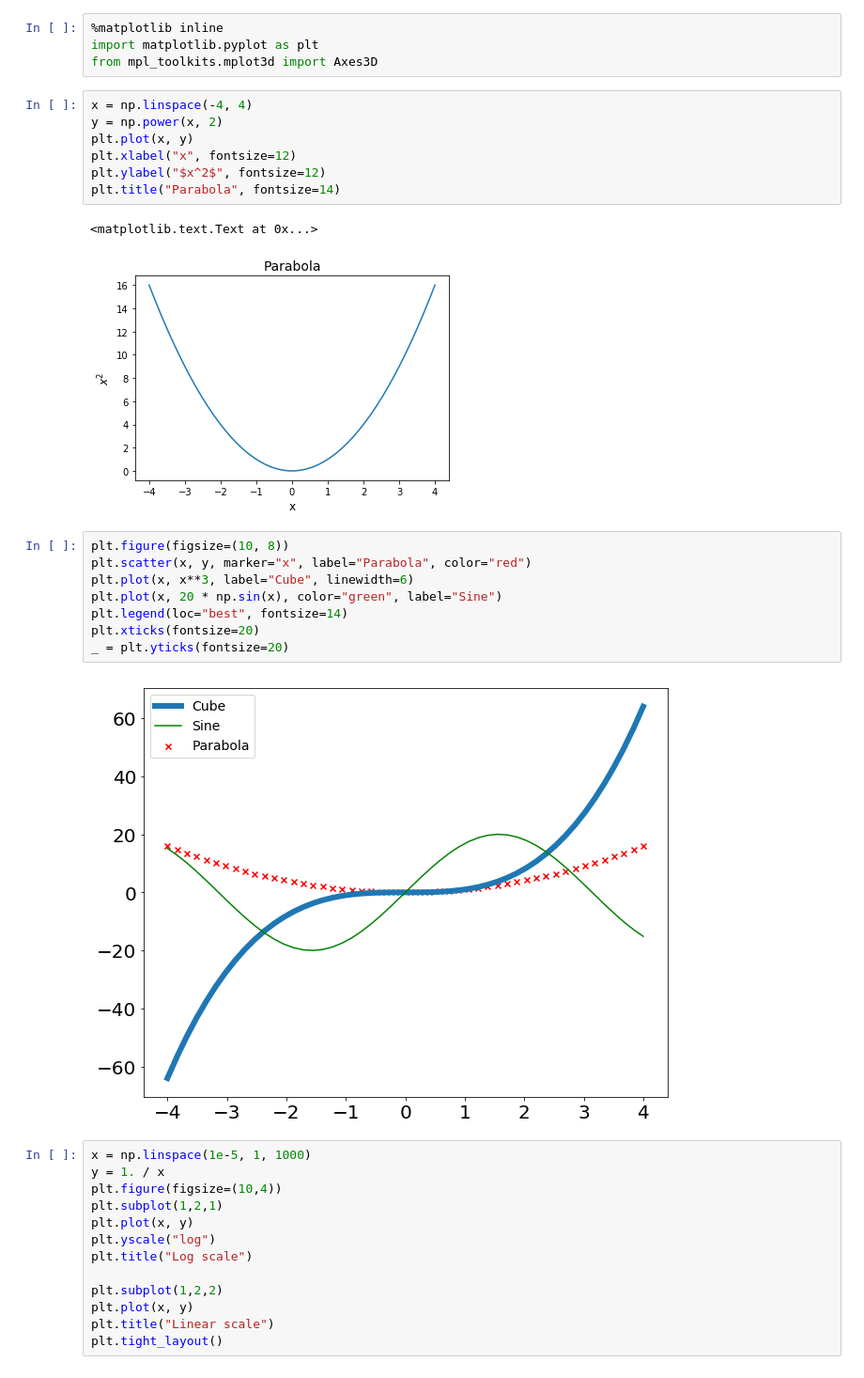
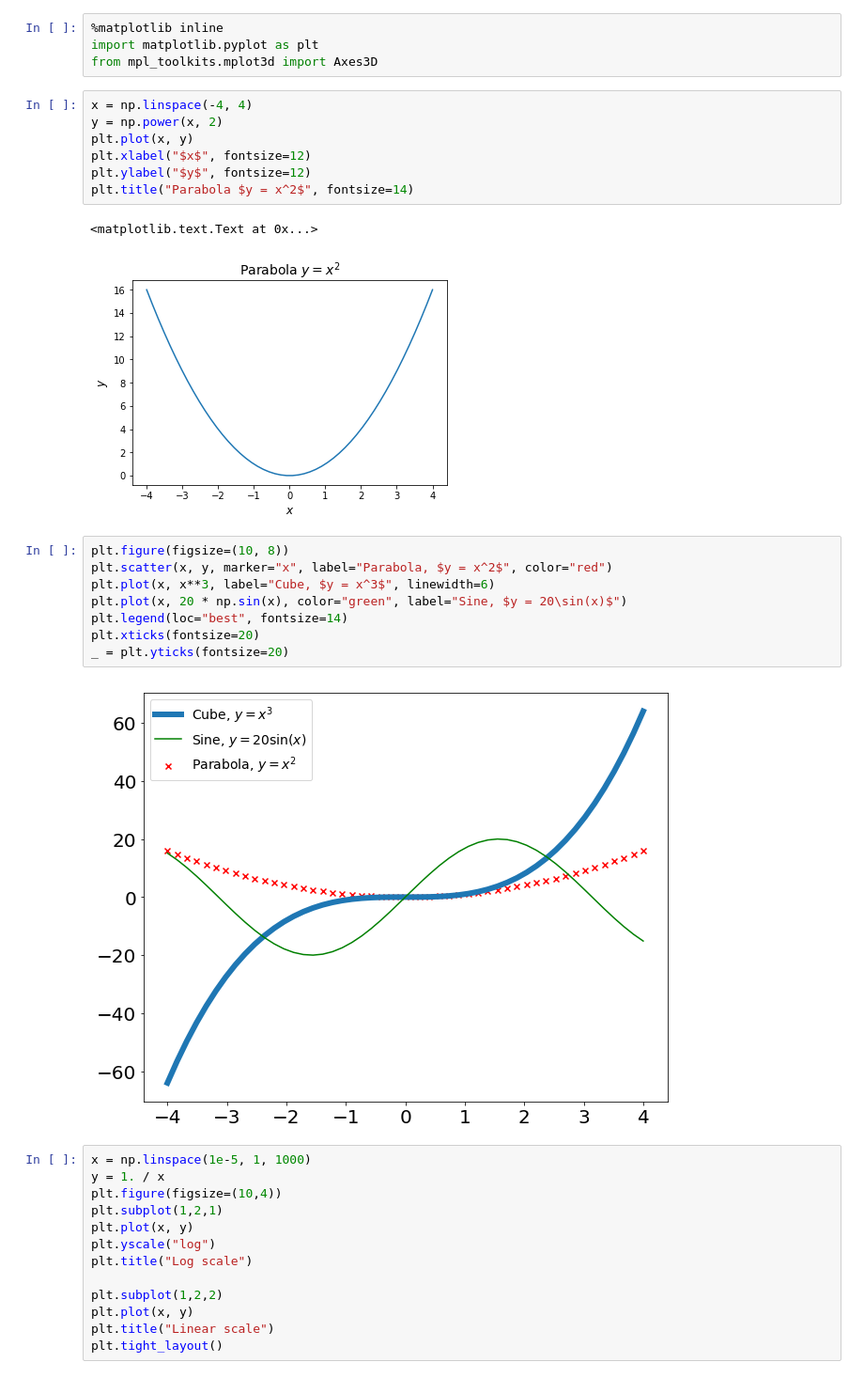
Before and after one commit to amkatrutsa/intro_ml, a Jupyter notebook: Python_tutorial.ipynb, the cells around one changed output. Shown at 94% size. Drawn from its saved outputs; the diff is of its cells as text.

```diff
--- a/Python_tutorial.ipynb
+++ b/Python_tutorial.ipynb
@@ -1011,23 +1012,23 @@ from mpl_toolkits.mplot3d import Axes3D
 # %%
 x = np.linspace(-4, 4)
 y = np.power(x, 2)
 plt.plot(x, y)
-plt.xlabel("x", fontsize=12)
-plt.ylabel("$x^2$", fontsize=12)
-plt.title("Parabola", fontsize=14)
+plt.xlabel("$x$", fontsize=12)
+plt.ylabel("$y$", fontsize=12)
+plt.title("Parabola $y = x^2$", fontsize=14)
 # %% [output]
 <matplotlib.text.Text at 0x...>
-[figure, old version]
+[figure, new version]
 # %%
 plt.figure(figsize=(10, 8))
-plt.scatter(x, y, marker="x", label="Parabola", color="red")
-plt.plot(x, x**3, label="Cube", linewidth=6)
-plt.plot(x, 20 * np.sin(x), color="green", label="Sine")
+plt.scatter(x, y, marker="x", label="Parabola, $y = x^2$", color="red")
+plt.plot(x, x**3, label="Cube, $y = x^3$", linewidth=6)
+plt.plot(x, 20 * np.sin(x), color="green", label="Sine, $y = 20\sin(x)$")
 plt.legend(loc="best", fontsize=14)
 plt.xticks(fontsize=20)
 _ = plt.yticks(fontsize=20)
 # %% [output]
-[figure, old version]
+[figure, new version]
 # %%
 x = np.linspace(1e-5, 1, 1000)
 y = 1. / x
```
Also changed, not shown: parts of 6 cells of this notebook.
